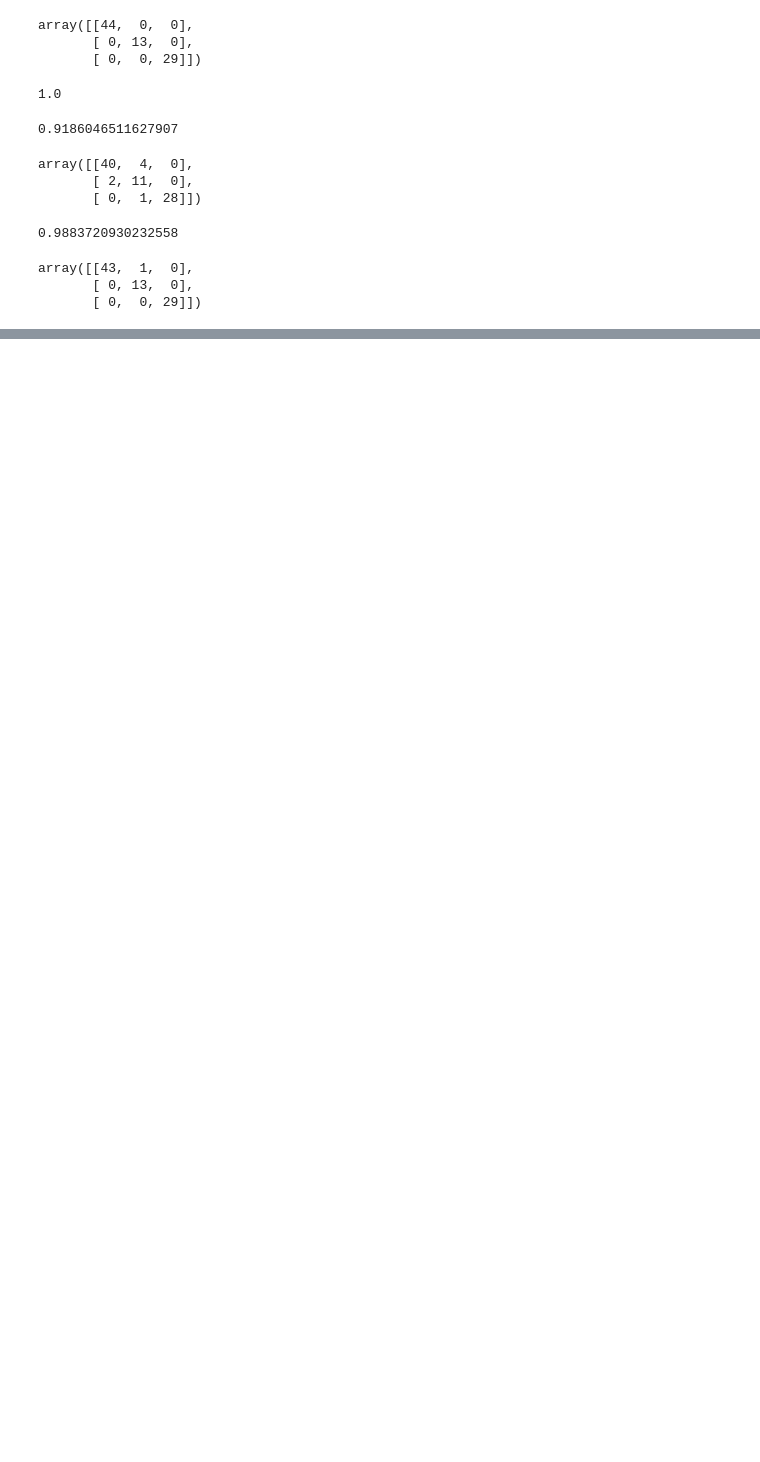
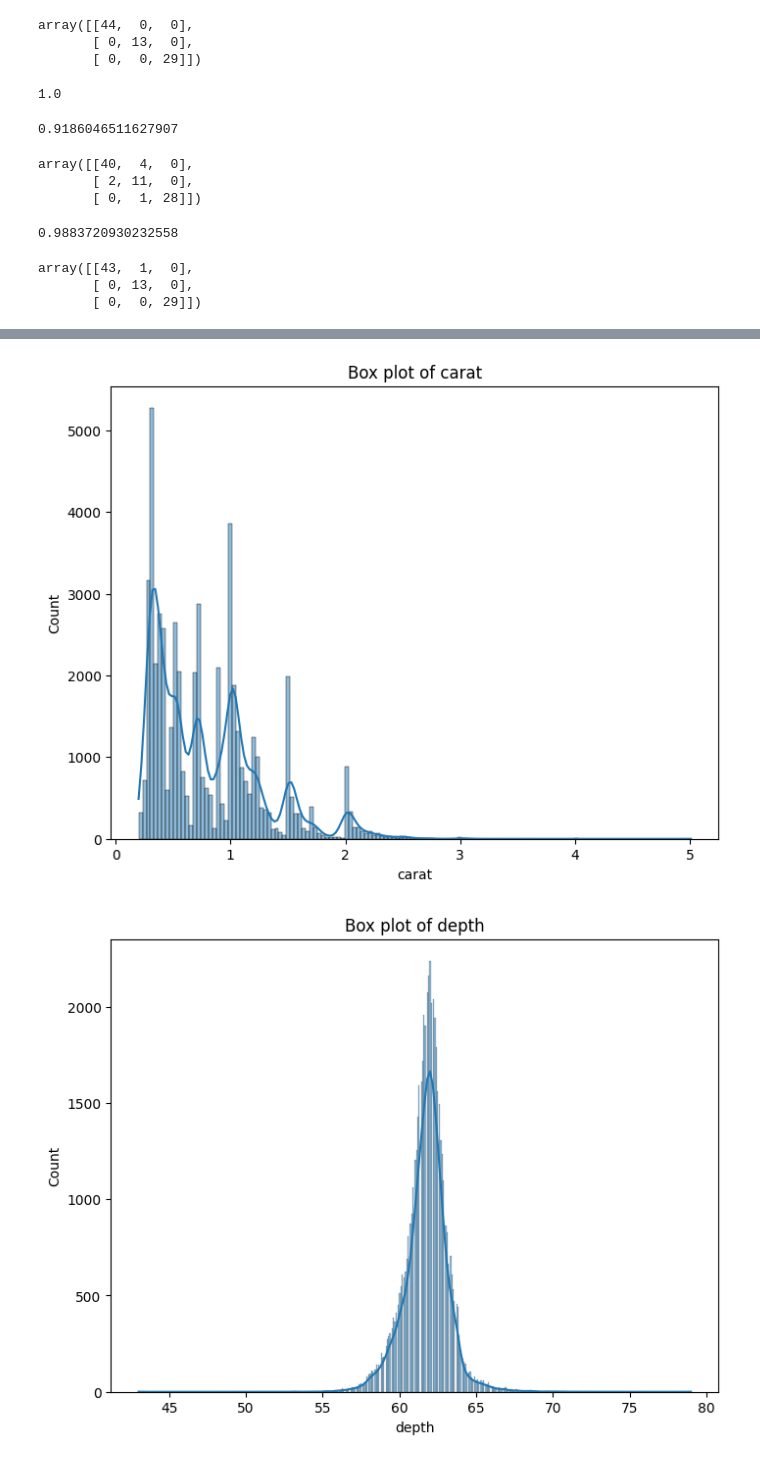
Before and after one commit to vidyasreedharan2003-a11y/ML-PROJECT, a Jupyter notebook: day_5_section_2(Penguin).ipynb, the cells around one changed output, grey strips where cells are left out. Drawn from its saved outputs; the diff is of its cells as text; code cells hidden in the pictures; blank space fills up the shorter version.

```diff
--- a/day_5_section_2(Penguin).ipynb
+++ b/day_5_section_2(Penguin).ipynb
@@ -346,3 +346,5 @@ confusion_matrix(y_test,y_pred)
 array([[43,  1,  0],
        [ 0, 13,  0],
        [ 0,  0, 29]])
+# %%
+df=sns.load_dataset('diamonds')
@@ -348,0 +424,11 @@ array([[43,  1,  0],
+# %%
+numerical_col=df.select_dtypes(include=np.number).columns
+
+for col in numerical_col:
+  plt.figure(figsize=(8,6))
+  sns.histplot(df[col],kde=True)
+  plt.title(f"Box plot of {col}")
+  plt.show()
+# %% [output]
+[figure, added]
+[figure, added]
```
Also changed, not shown: parts of 29 cells of this notebook.
